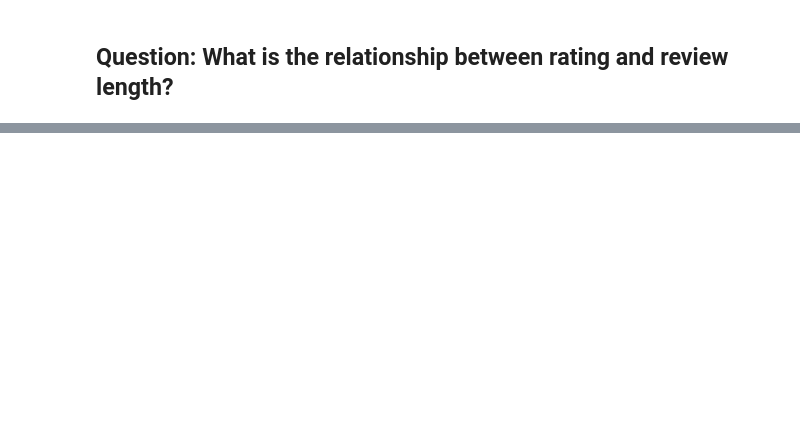
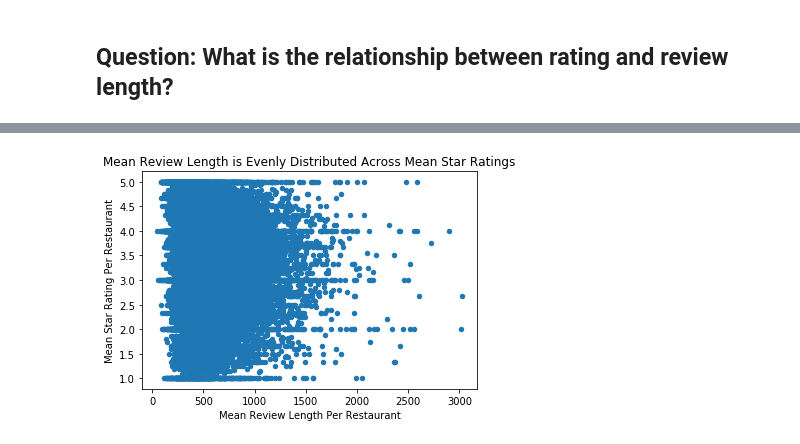
Before and after one commit to walkerpage/springboard, a Jupyter notebook: Capstone_Projects/Capstone_Project_1/Code/Capstone_Project_1_Data_Storytelling.ipynb, the cells around one changed output, grey strips where cells are left out. Cells and saved outputs as stored; diff of their text form; code cells hidden in the pictures; blank space fills up the shorter version.

```diff
--- a/Capstone_Projects/Capstone_Project_1/Code/Capstone_Project_1_Data_Storytelling.ipynb
+++ b/Capstone_Projects/Capstone_Project_1/Code/Capstone_Project_1_Data_Storytelling.ipynb
@@ -352,0 +343,11 @@ plt.show()
+# %%
+# Construct scatter plot comparing the average rating for each restaurant
+# with the average review length for each restaurant
+_ = review_lens_df.groupby(['business_id']).mean().plot.scatter('review_lengths', 'stars')
+_ = plt.xlabel('Mean Review Length Per Restaurant')
+_ = plt.ylabel('Mean Star Rating Per Restaurant')
+_ = plt.title('Mean Review Length is Evenly Distributed Across Mean Star Ratings')
+
+plt.show()
+# %% [output]
+[figure, added]
```
Also changed, not shown: parts of 22 cells of this notebook.
